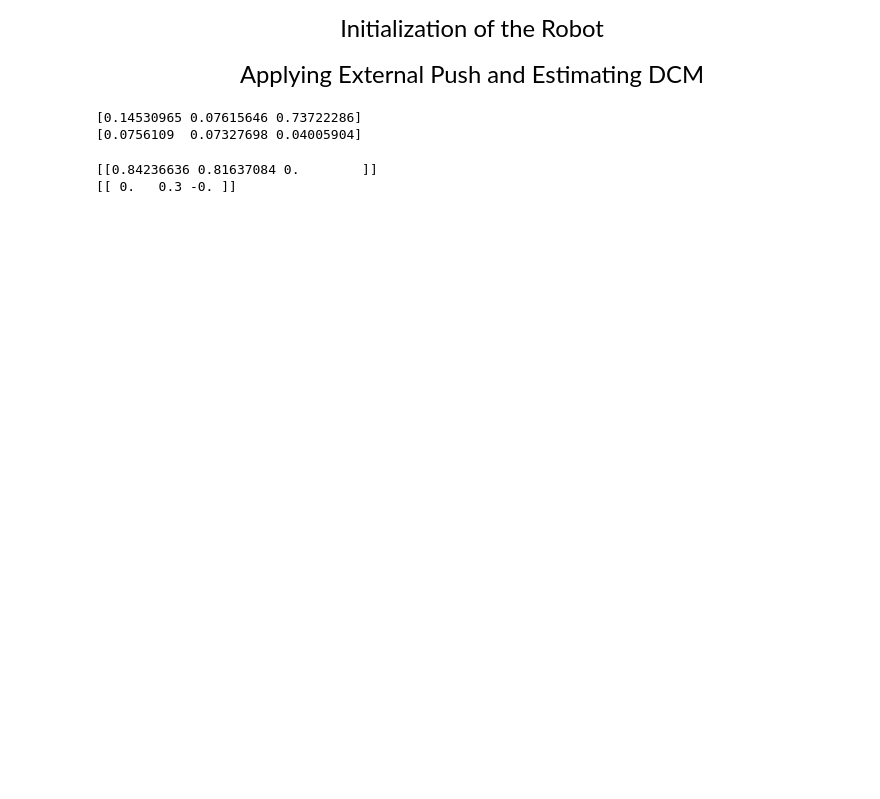
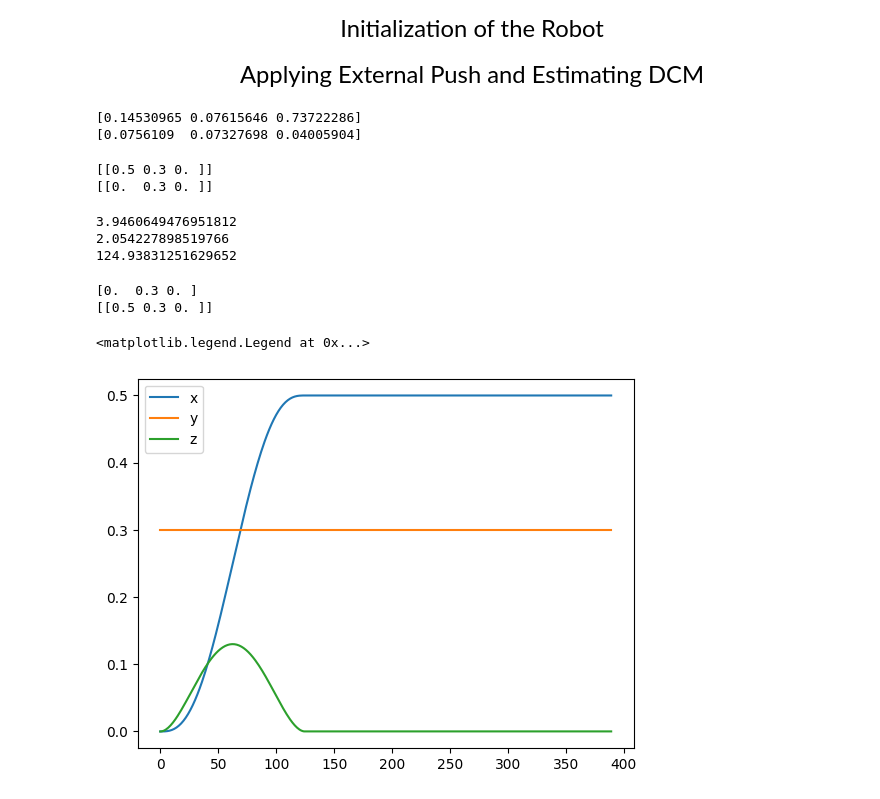
Before and after one commit to RobinJunod/robot_jambe, a Jupyter notebook: DCM-Locomotion.ipynb, the cells around one changed output. Cells and saved outputs as stored; diff of their text form; code cells hidden in the pictures; blank space fills up the shorter version.

```diff
--- a/DCM-Locomotion.ipynb
+++ b/DCM-Locomotion.ipynb
@@ -319,7 +324,11 @@ DCMYInit = DCMError[1]
 #make Hessian, Gradient and Constraints matrix of QP based on equations 13,14,15 and 16,
 #you can expand these equations to find the follwoing matrices
 P = np.diag(np.array([alphaCoPX,alphaCoPY,alphaSigma,alphaOffsetX,alphaOffsetY]))# todo: use equation 14 and 16 to find the P and Q
-q = np.zeros([5,1]) # todo: use equation 14 and 16 to find the P and Q
+q = np.array([[-CoPNoMX*alphaCoPX],
+              [-CoPNoMY*alphaCoPY],
+              [-SigmaNoM*alphaSigma],
+              [-OffsetNoMX*alphaOffsetX],
+              [-OffsetNoMY*alphaOffsetY]]) # todo: use equation 14 and 16 to find the P and Q
 G = np.array([[1,0,0,0,0],
               [0,1,0,0,0],
               [-1,0,0,0,0],
@@ -349,10 +358,10 @@ stepDuration= math.log(U[2])/math.sqrt(9.81/CoMHeight)#todo: find the step durat
 
 #we implement the recovery step on the left foot, here we set the right and left feet positions
 leftFootFinalPosition=np.empty((1, 3))
-leftFootFinalPosition[0][:] = [(U[0]+U[3])*stepDuration,(U[1]+U[4])*stepDuration,0.0] #todo  use the control parameters to set the desired left foot position
-#leftFootFinalPosition[0][:] = [1.0,stepWidth,0.0]
+#leftFootFinalPosition[0][:] = [(U[0]+U[3]),(U[1]+U[4]),0.0] #todo  use the control parameters to set the desired left foot position
+leftFootFinalPosition[0][:] = [0.5,stepWidth,0.0]
 leftFootStartPosition = np.empty((1, 3))
-leftFootStartPosition[0][:]=[0*stepLength,stepWidth,-0.00]
+leftFootStartPosition[0][:]=[0*stepLength,stepWidth,0.0]
 rightFootPosition=np.empty((1, 3))
 rightFootPosition[0][:]=[0*stepLength,-stepWidth,0.0]
 leftFootPosition=np.empty((1, 3))
@@ -360,8 +369,16 @@ leftFootPosition[0][:]=[0*stepLength,stepWidth,0.0]
 print(leftFootFinalPosition)
 print(leftFootStartPosition)
 # %% [output]
-[[0.84236636 0.81637084 0.        ]]
-[[ 0.   0.3 -0. ]]
+[[0.5 0.3 0. ]]
+[[0.  0.3 0. ]]
+# %%
+print(math.sqrt(9.81/CoMHeight))
+print(math.log(U[2]))
+print(stepDuration*240)
+# %% [output]
+3.9460649476951812
+2.054227898519766
+124.93831251629652
 # %%
 
 maximumFootHeight = 0.13 #The maximum height of swing foot during each step
@@ -394,7 +411,7 @@ for i in range(390):
 
     # apply joint position on the robot (it will automatically implement joint PD)
     p.setJointMotorControlArray(bodyIndex=robotID,
-                                jointIndices=jointsIndex,
+                                jointIndices=jointsIndex.astype(int),
                                 controlMode=p.POSITION_CONTROL,
                                 targetPositions = jointsPositions)
     p.stepSimulation()
@@ -402,3 +419,15 @@ for i in range(390):
 # %%
 time.sleep(7)
 p.disconnect()
+# %%
+print(FeetTrajectoryLeft[0])
+print(leftFootFinalPosition)
+# %% [output]
+[0.  0.3 0. ]
+[[0.5 0.3 0. ]]
+# %%
+plt.plot(FeetTrajectoryLeft, label=["x","y","z"])
+plt.legend()
+# %% [output]
+<matplotlib.legend.Legend at 0x...>
+[figure, added]
```
Also changed, not shown: parts of 2 cells of this notebook, 2 other files.
